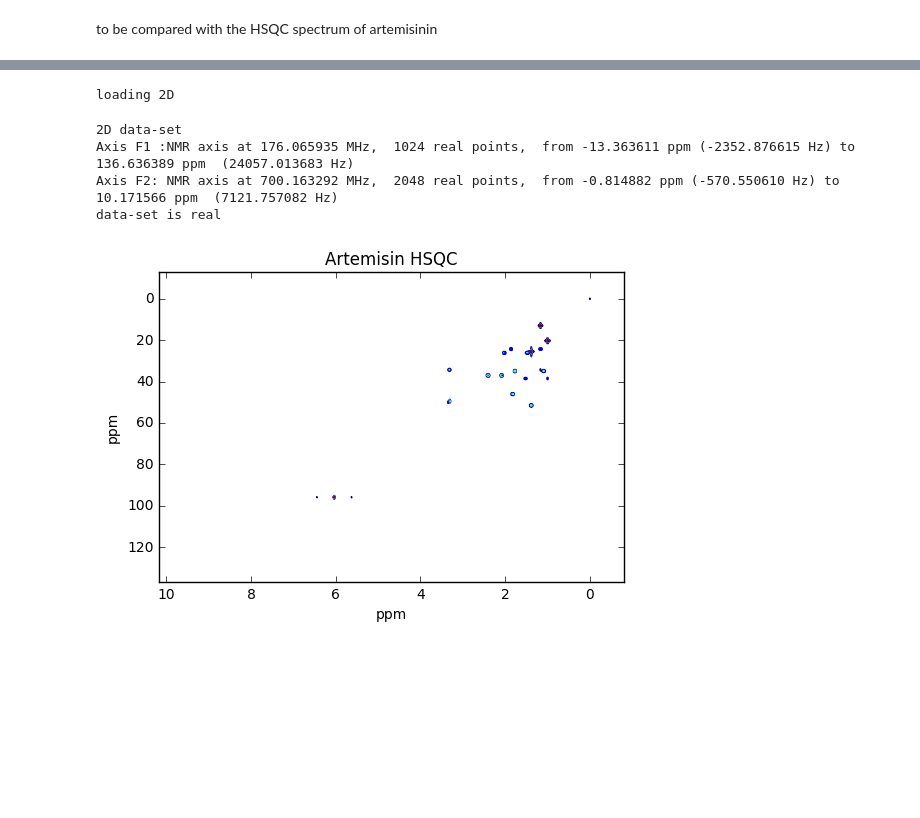
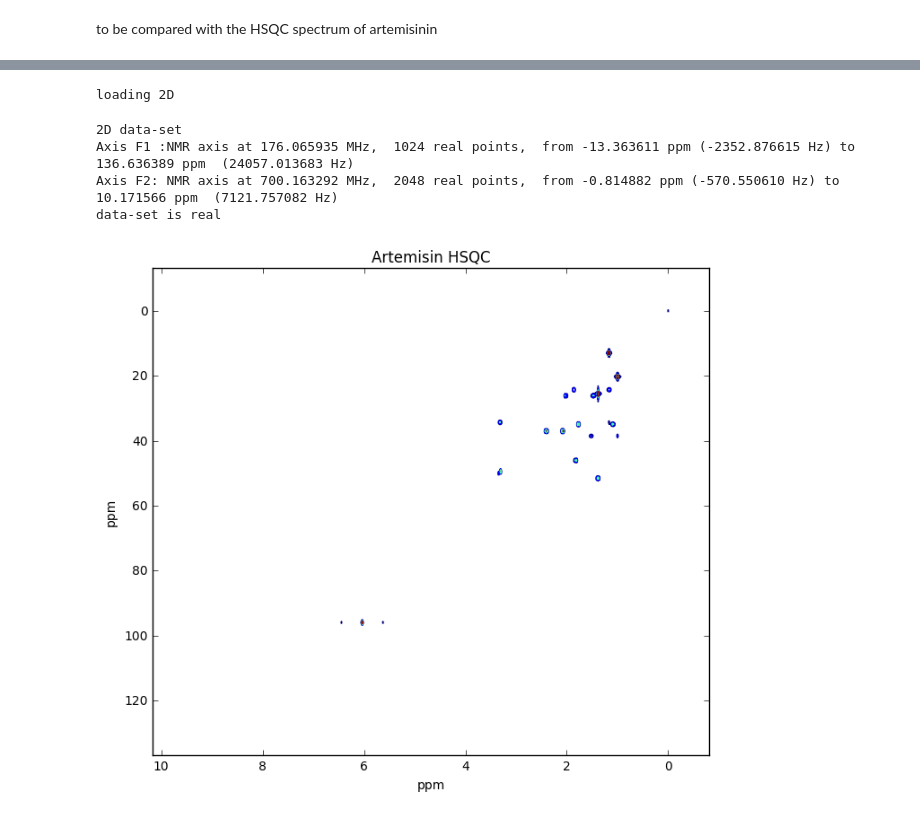
Before and after one commit to harel-coffee/plasmodesma-auto, a Jupyter notebook: Analysis.ipynb, the cells around one changed output, grey strips where cells are left out. Drawn from its saved outputs; the diff is of its cells as text; code cells hidden in the pictures; blank space fills up the shorter version.

```diff
--- a/Analysis.ipynb
+++ b/Analysis.ipynb
@@ -365,11 +365,12 @@ type spike.plugins.report() for a short description
 # %%
 d = NPKData(name='../DATA/ARTE_160816/ARTEref/40/processed.gs2')
 d.unit = 'ppm'
-d.display(scale=4,title='Artemisin HSQC')
+fig, ax = plt.subplots(figsize=(8,7))
+d.display(scale=4,title='Artemisin HSQC',figure=ax)
 # %% [output]
 loading 2D
 2D data-set
 Axis F1 :NMR axis at 176.065935 MHz,  1024 real points,  from -13.363611 ppm (-2352.876615 Hz) to 136.636389 ppm  (24057.013683 Hz)
 Axis F2: NMR axis at 700.163292 MHz,  2048 real points,  from -0.814882 ppm (-570.550610 Hz) to 10.171566 ppm  (7121.757082 Hz)
 data-set is real
-[figure, old version]
+[figure, new version]
```
Also changed, not shown: parts of 14 cells of this notebook, 1 other file.
